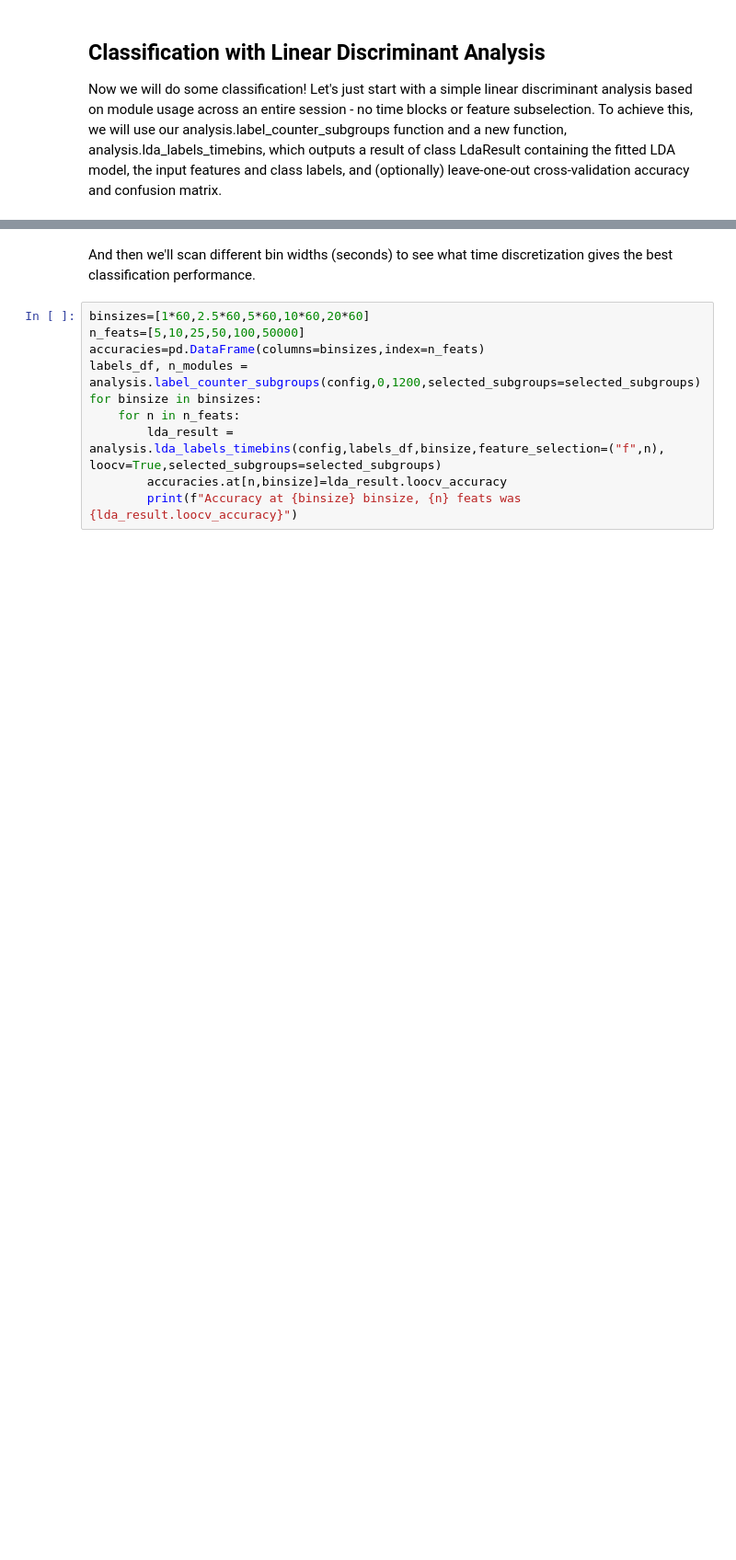
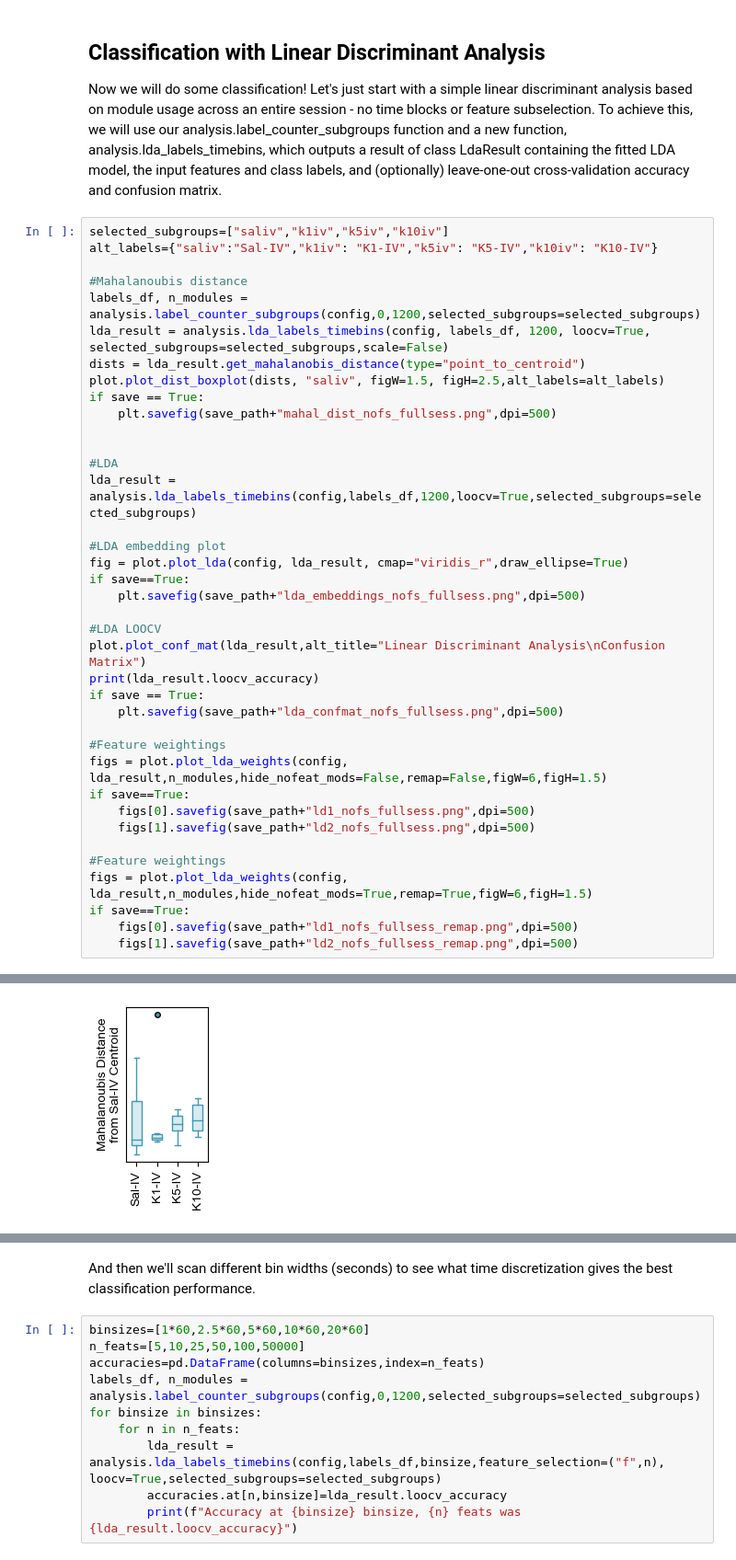
Before and after one commit to s-ewbank/MARIPoSA, a Jupyter notebook: demo/demo1_start.ipynb, the cells around one changed output, grey strips where cells are left out. Shown at 92% size. Cells and saved outputs as stored; diff of their text form; blank space fills up the shorter version.

```diff
--- a/demo/demo1_start.ipynb
+++ b/demo/demo1_start.ipynb
@@ -163,3 +252,42 @@ Applying 78 remapping rules from config.
 ## Classification with Linear Discriminant Analysis
 
 Now we will do some classification! Let's just start with a simple linear discriminant analysis based on module usage across an entire session - no time blocks or feature subselection. To achieve this, we will use our analysis.label_counter_subgroups function and a new function, analysis.lda_labels_timebins, which outputs a result of class LdaResult containing the fitted LDA model, the input features and class labels, and (optionally) leave-one-out cross-validation accuracy and confusion matrix.
+# %%
+selected_subgroups=["saliv","k1iv","k5iv","k10iv"]
+alt_labels={"saliv":"Sal-IV","k1iv": "K1-IV","k5iv": "K5-IV","k10iv": "K10-IV"}
+
+#Mahalanoubis distance
+labels_df, n_modules = analysis.label_counter_subgroups(config,0,1200,selected_subgroups=selected_subgroups)
+lda_result = analysis.lda_labels_timebins(config, labels_df, 1200, loocv=True, selected_subgroups=selected_subgroups,scale=False)
+dists = lda_result.get_mahalanobis_distance(type="point_to_centroid")
+plot.plot_dist_boxplot(dists, "saliv", figW=1.5, figH=2.5,alt_labels=alt_labels)
+if save == True:
+    plt.savefig(save_path+"mahal_dist_nofs_fullsess.png",dpi=500)
+
+
+#LDA
+lda_result = analysis.lda_labels_timebins(config,labels_df,1200,loocv=True,selected_subgroups=selected_subgroups)
+
+#LDA embedding plot
+fig = plot.plot_lda(config, lda_result, cmap="viridis_r",draw_ellipse=True)
+if save==True:
+    plt.savefig(save_path+"lda_embeddings_nofs_fullsess.png",dpi=500)
+
+#LDA LOOCV
+plot.plot_conf_mat(lda_result,alt_title="Linear Discriminant Analysis\nConfusion Matrix")
+print(lda_result.loocv_accuracy)
+if save == True:
+    plt.savefig(save_path+"lda_confmat_nofs_fullsess.png",dpi=500)
+
+#Feature weightings
+figs = plot.plot_lda_weights(config, lda_result,n_modules,hide_nofeat_mods=False,remap=False,figW=6,figH=1.5)
+if save==True:
+    figs[0].savefig(save_path+"ld1_nofs_fullsess.png",dpi=500)
+    figs[1].savefig(save_path+"ld2_nofs_fullsess.png",dpi=500)
+
+#Feature weightings
+figs = plot.plot_lda_weights(config, lda_result,n_modules,hide_nofeat_mods=True,remap=True,figW=6,figH=1.5)
+if save==True:
+    figs[0].savefig(save_path+"ld1_nofs_fullsess_remap.png",dpi=500)
+    figs[1].savefig(save_path+"ld2_nofs_fullsess_remap.png",dpi=500)
+# %% [output]
@@ -165,0 +301 @@ Now we will do some classification! Let's just start with a simple linear discri
+[figure, added]
```
Also changed, not shown: parts of 10 cells of this notebook, 5 other files.
